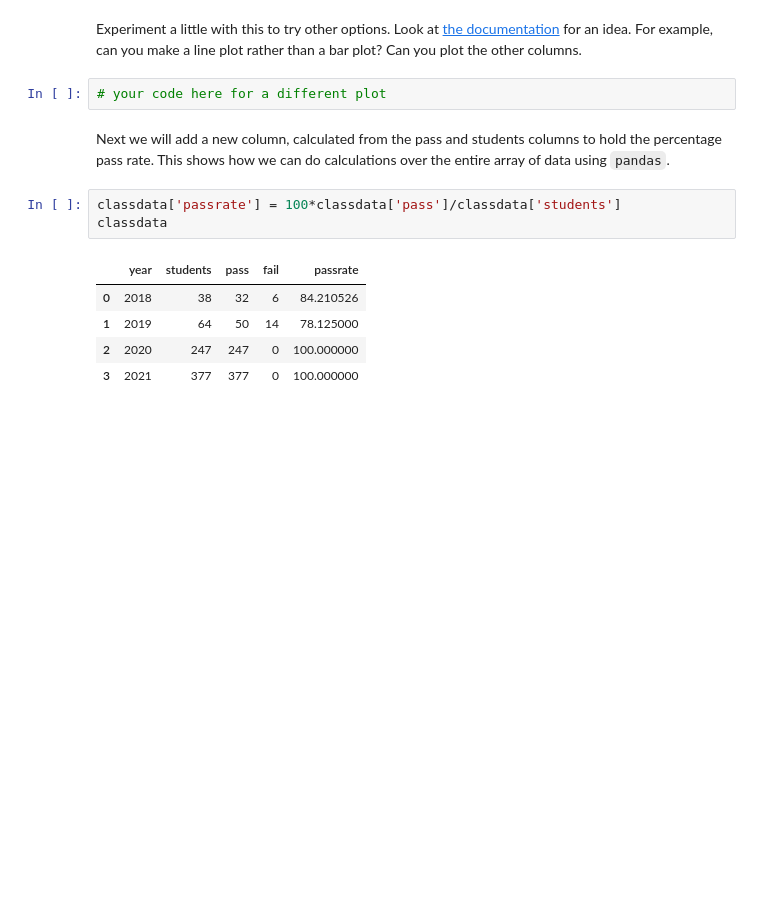
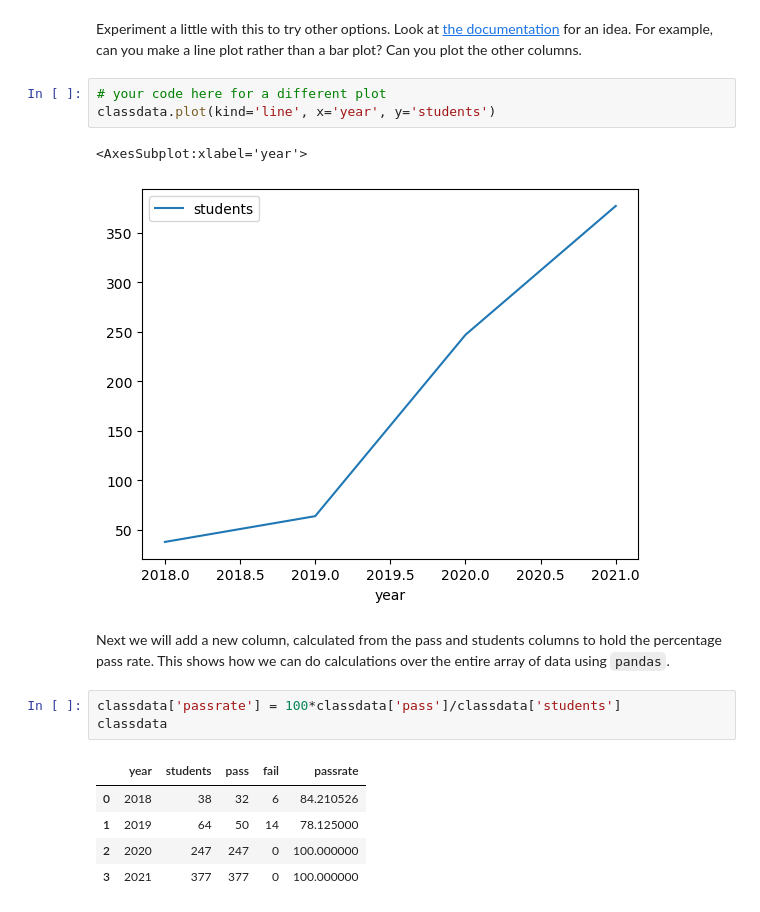
Before and after one commit to usamashah24/Usama-Workshop1, a Jupyter notebook: Workshop Week 1 (1).ipynb, the cells around one changed output. Cells and saved outputs as stored; diff of their text form; blank space fills up the shorter version.

```diff
--- a/Workshop Week 1 (1).ipynb
+++ b/Workshop Week 1 (1).ipynb
@@ -183,6 +204,10 @@ classdata.plot(kind='bar', x='year', y='students')
 Experiment a little with this to try other options. Look at [the documentation](https://pandas.pydata.org/pandas-docs/stable/user_guide/visualization.html) for an idea. For example, can you make a line plot rather than a bar plot? Can you plot the other columns.
 # %%
 # your code here for a different plot
+classdata.plot(kind='line', x='year', y='students')
+# %% [output]
+<AxesSubplot:xlabel='year'>
+[figure, added]
 # %% [markdown]
 Next we will add a new column, calculated from the pass and students columns to hold the percentage pass rate.  This shows how we can do calculations over the entire array of data using `pandas`.
 # %%
```
Also changed, not shown: parts of 2 cells of this notebook.
